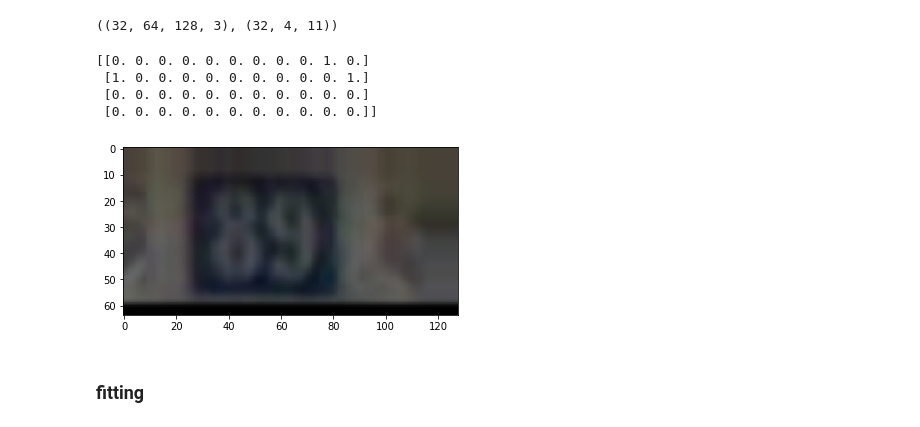
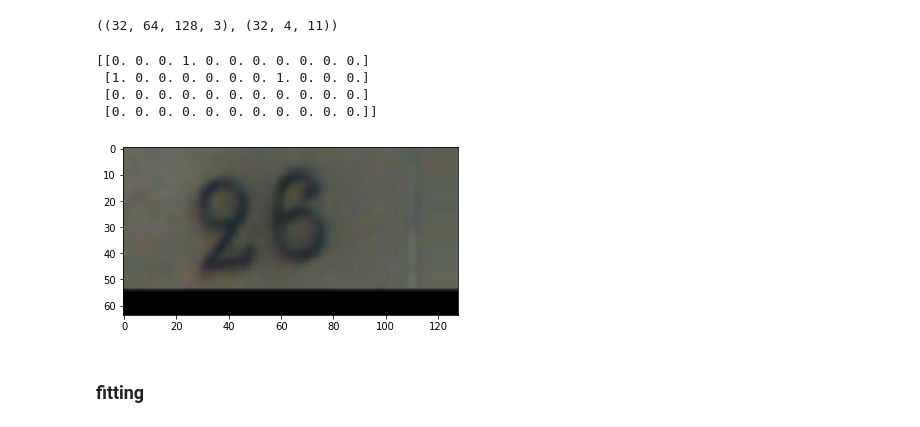
Before and after one commit to prikibak/MO_4sem, a Jupyter notebook: laba4/experiments.ipynb, the cells around one changed output. Saved outputs shown, nothing was run; the diff lists cells and outputs as text; code cells hidden in the pictures.

```diff
--- a/laba4/experiments.ipynb
+++ b/laba4/experiments.ipynb
@@ -352,16 +352,16 @@ Found 32756 images belonging to 1536 classes.
 # %%
 img_sample, e_label_sample = next(train_gen)
 # %%
-i=4
+i=np.random.randint(e_label_sample.shape[0])
 print(e_label_sample[i])#, label_sample[i])
 plt.imshow(img_sample[i])
 plt.show()
 # %% [output]
-[[0. 0. 0. 0. 0. 0. 0. 0. 0. 1. 0.]
- [1. 0. 0. 0. 0. 0. 0. 0. 0. 0. 1.]
+[[0. 0. 0. 1. 0. 0. 0. 0. 0. 0. 0.]
+ [1. 0. 0. 0. 0. 0. 0. 1. 0. 0. 0.]
  [0. 0. 0. 0. 0. 0. 0. 0. 0. 0. 0.]
  [0. 0. 0. 0. 0. 0. 0. 0. 0. 0. 0.]]
-[figure, old version]
+[figure, new version]
 # %% [markdown]
 ### fitting
 # %%
```
Also changed, not shown: parts of 9 cells of this notebook, 1 other file.
